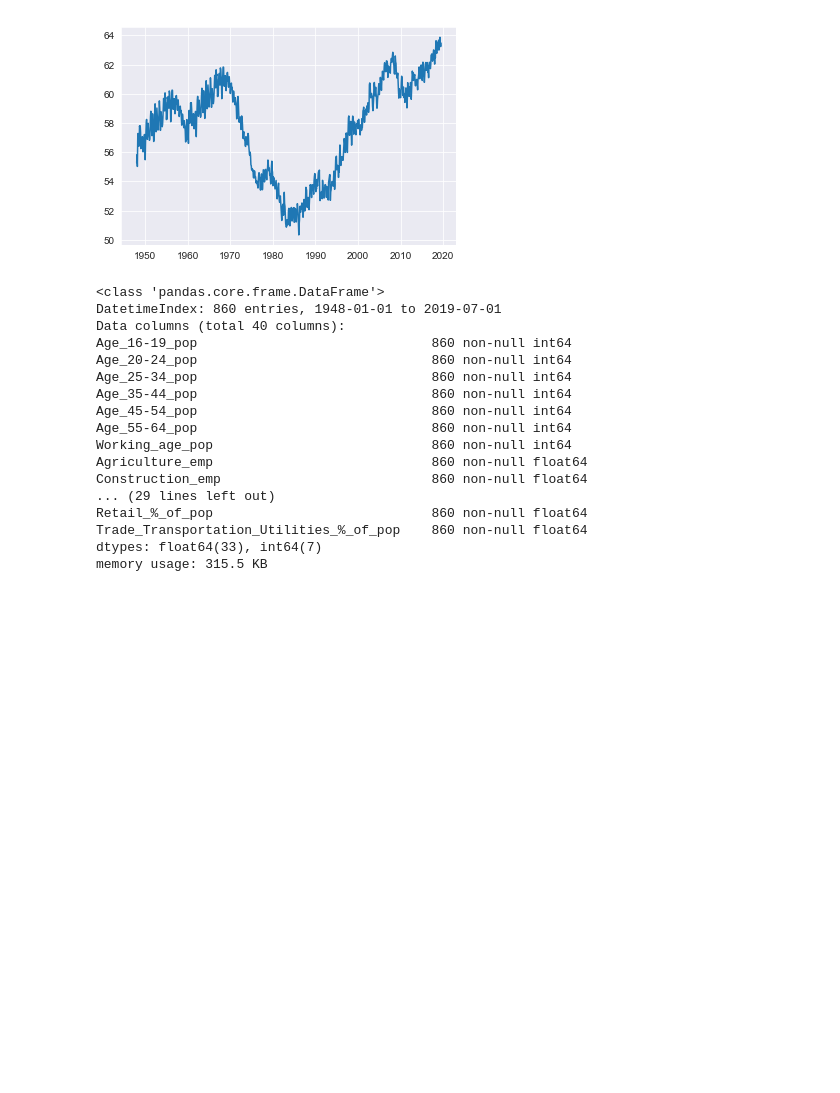
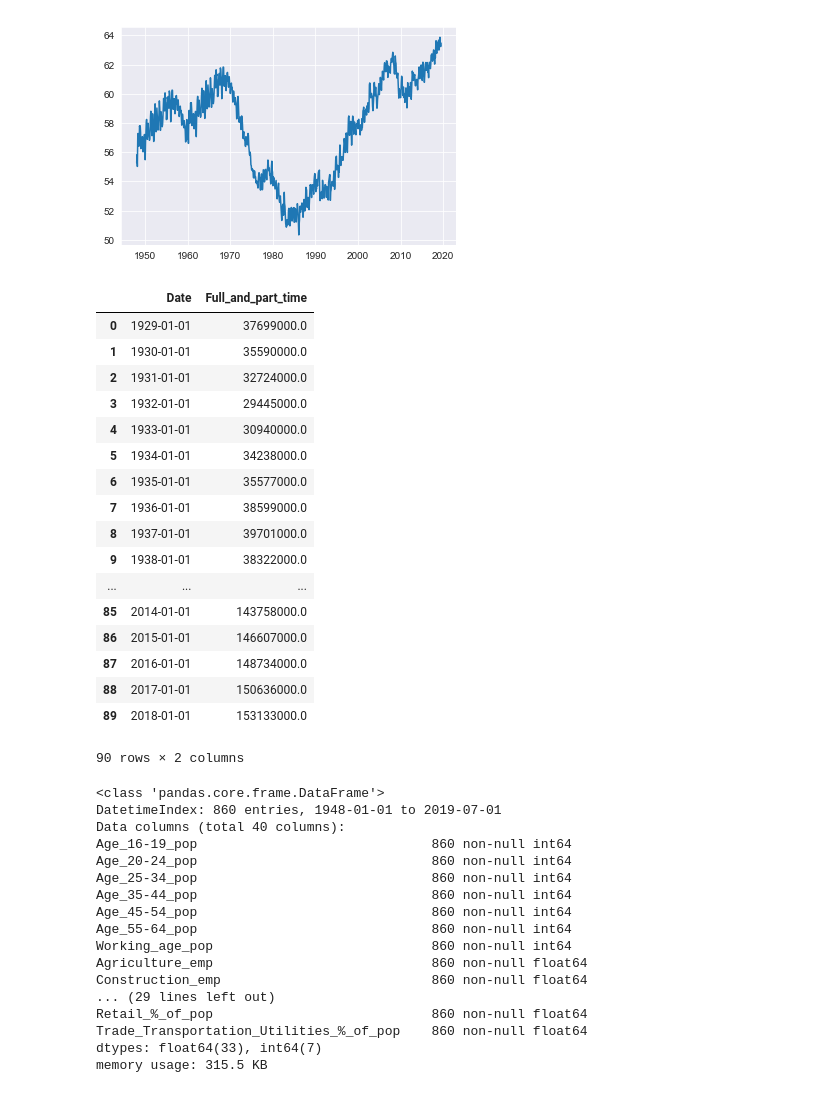
Before and after one commit to zapatos24/Employment_Prediction_LSTM_NN, a Jupyter notebook: mod_7_project.ipynb, the cells around one changed output. Saved outputs shown, nothing was run; the diff lists cells and outputs as text; code cells hidden in the pictures; blank space fills up the shorter version.

Commit message:
adding full and part time data

```diff
--- a/mod_7_project.ipynb
+++ b/mod_7_project.ipynb
@@ -1059,0 +1064,25 @@ full_df['Age_55-64_work_%'] = interpolated_55_64
+# %%
+full_and_part_time = pd.read_csv('Season_no/Employees - Full and Part Time no season.csv')
+full_and_part_time.columns = ['Date', 'Full_and_part_time']
+full_and_part_time['Date'] = pd.to_datetime(full_and_part_time.Date)
+full_and_part_time['Full_and_part_time'] = full_and_part_time['Full_and_part_time'] * 1000
+full_and_part_time
+# %% [output]
+|  | Date | Full_and_part_time |
+| 0 | 1929-01-01 | 37699000.0 |
+| 1 | 1930-01-01 | 35590000.0 |
+| 2 | 1931-01-01 | 32724000.0 |
+| 3 | 1932-01-01 | 29445000.0 |
+| 4 | 1933-01-01 | 30940000.0 |
+| 5 | 1934-01-01 | 34238000.0 |
+| 6 | 1935-01-01 | 35577000.0 |
+| 7 | 1936-01-01 | 38599000.0 |
+| 8 | 1937-01-01 | 39701000.0 |
+| 9 | 1938-01-01 | 38322000.0 |
+| ... | ... | ... |
+| 85 | 2014-01-01 | 143758000.0 |
+| 86 | 2015-01-01 | 146607000.0 |
+| 87 | 2016-01-01 | 148734000.0 |
+| 88 | 2017-01-01 | 150636000.0 |
+| 89 | 2018-01-01 | 153133000.0 |
+90 rows × 2 columns
```
Also changed, not shown: parts of 5 cells of this notebook, 1 other file.
